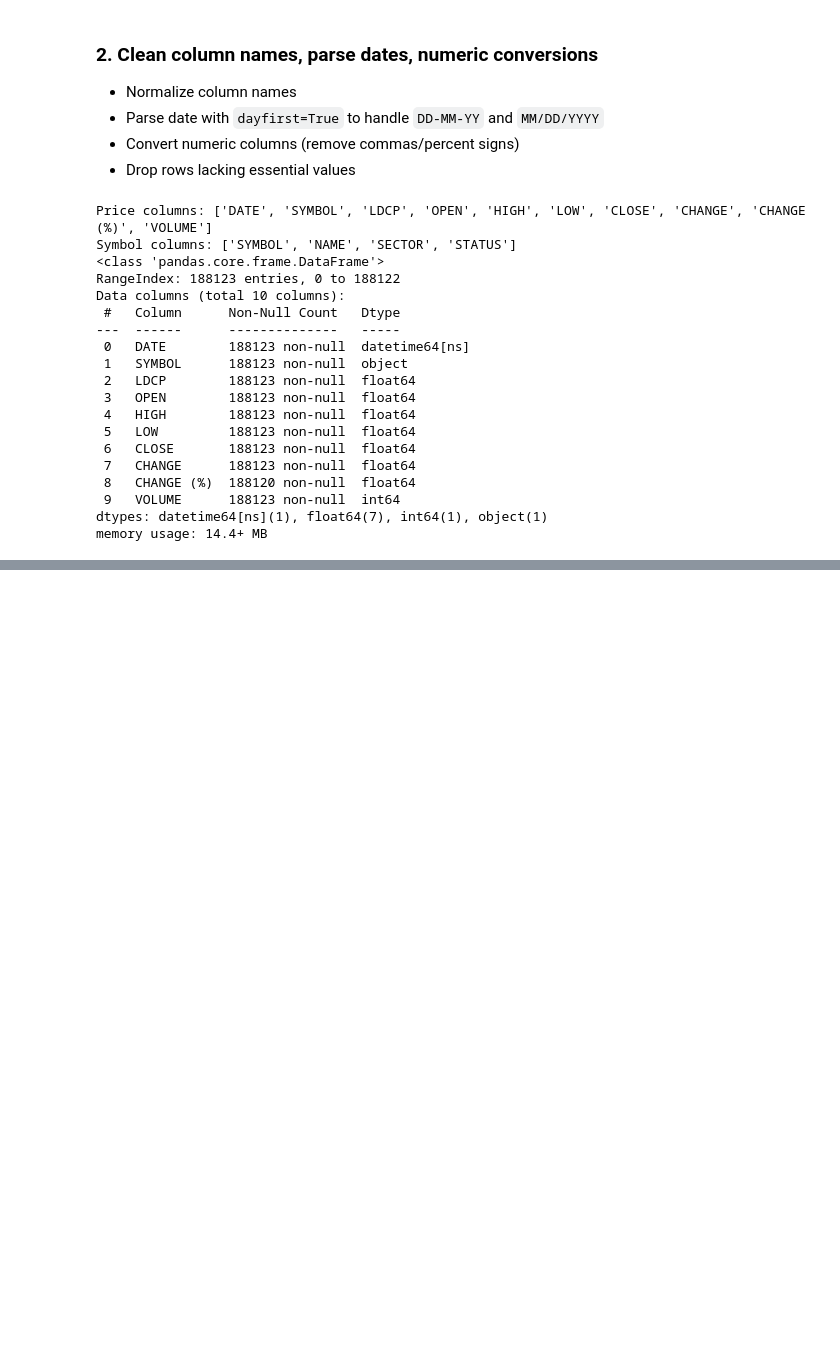
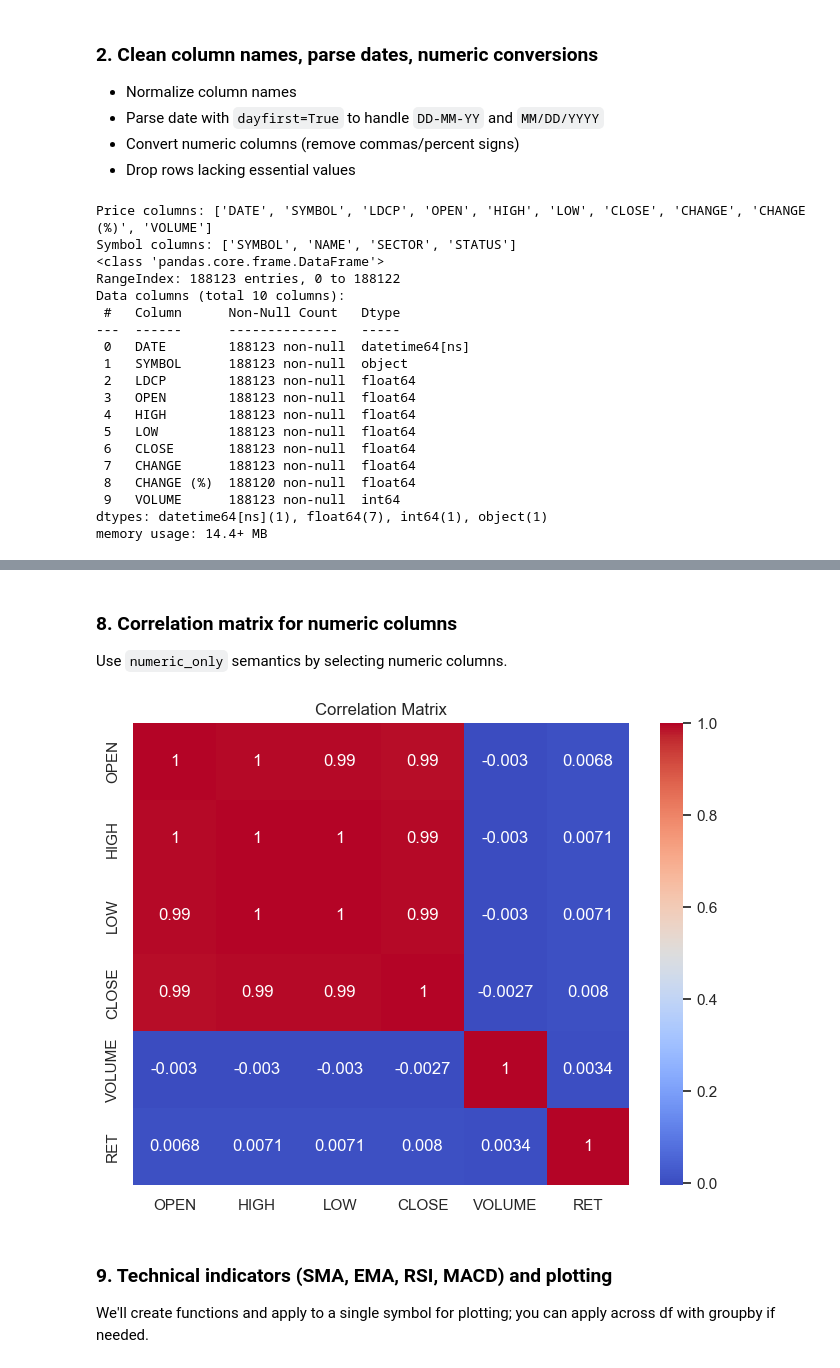
Before and after one commit to farhanhaider95/StockMarketTrendSystem, a Jupyter notebook: Final_Notebook.ipynb, the cells around one changed output, grey strips where cells are left out. Cells and saved outputs as stored; diff of their text form; code cells hidden in the pictures; blank space fills up the shorter version.

```diff
--- a/Final_Notebook.ipynb
+++ b/Final_Notebook.ipynb
@@ -98,0 +101,18 @@ memory usage: 14.4+ MB
+# %%
+# Prepare symbol_info & merge
+# Keep required columns if present
+keep_cols = ['SYMBOL','NAME','SECTOR','STATUS']
+keep_cols = [c for c in keep_cols if c in symbol_info.columns]
+symbol_info = symbol_info[keep_cols].drop_duplicates(subset=['SYMBOL'])
+
+# Drop any pre-existing NAME/SECTOR/STATUS from df to avoid duplicates
+for c in ['NAME','SECTOR','STATUS']:
+    if c in df.columns:
+        df = df.drop(columns=[c])
+
+# Merge
+df = df.merge(symbol_info, on='SYMBOL', how='left')
+
+# Quick check
+print("Merged; missing sector count:", df['SECTOR'].isna().sum())
+df[['SYMBOL','NAME','SECTOR','STATUS']].drop_duplicates().head()
@@ -98,0 +226,13 @@ memory usage: 14.4+ MB
+# %% [markdown]
+### 8. Correlation matrix for numeric columns
+Use `numeric_only` semantics by selecting numeric columns.
+# %%
+# Correlation Heatmap ---
+num_df = df[['OPEN','HIGH','LOW','CLOSE','VOLUME','RET']].copy()
+corr = num_df.corr()
+plt.figure(figsize=(8,6)); sns.heatmap(corr, annot=True, cmap='coolwarm'); plt.title("Correlation Matrix"); plt.show()
+# %% [output]
+[figure, added]
+# %% [markdown]
+### 9. Technical indicators (SMA, EMA, RSI, MACD) and plotting
+We'll create functions and apply to a single symbol for plotting; you can apply across df with groupby if needed.
```
Also changed, not shown: parts of 17 cells of this notebook, 1 other file.
